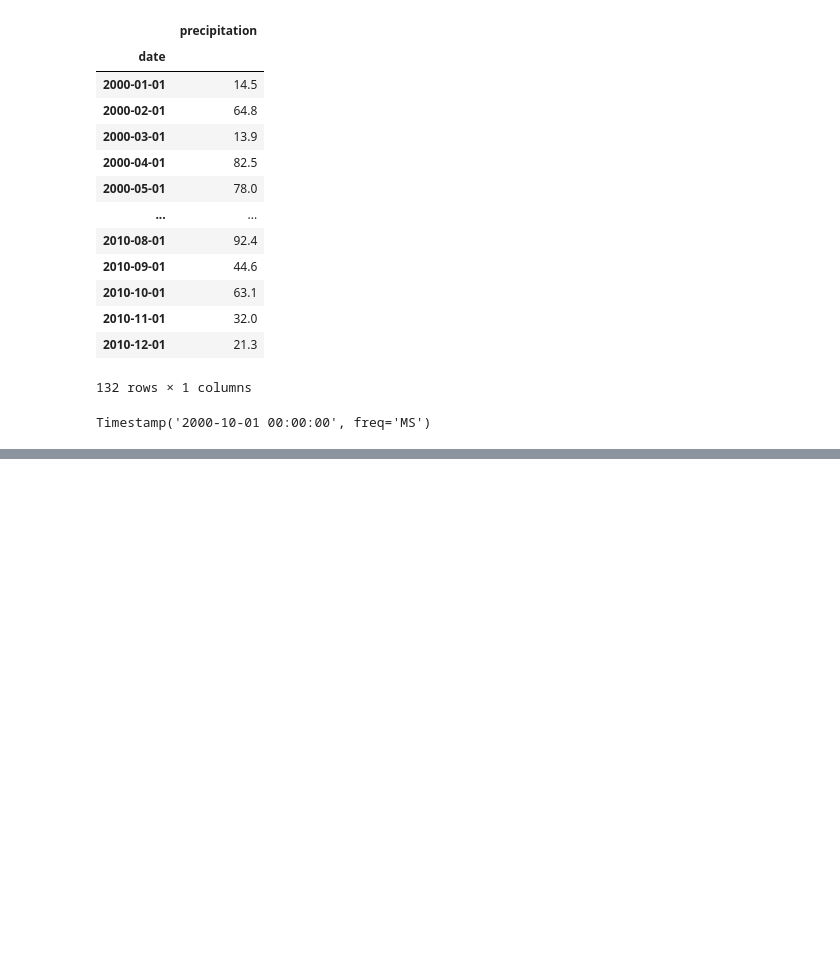
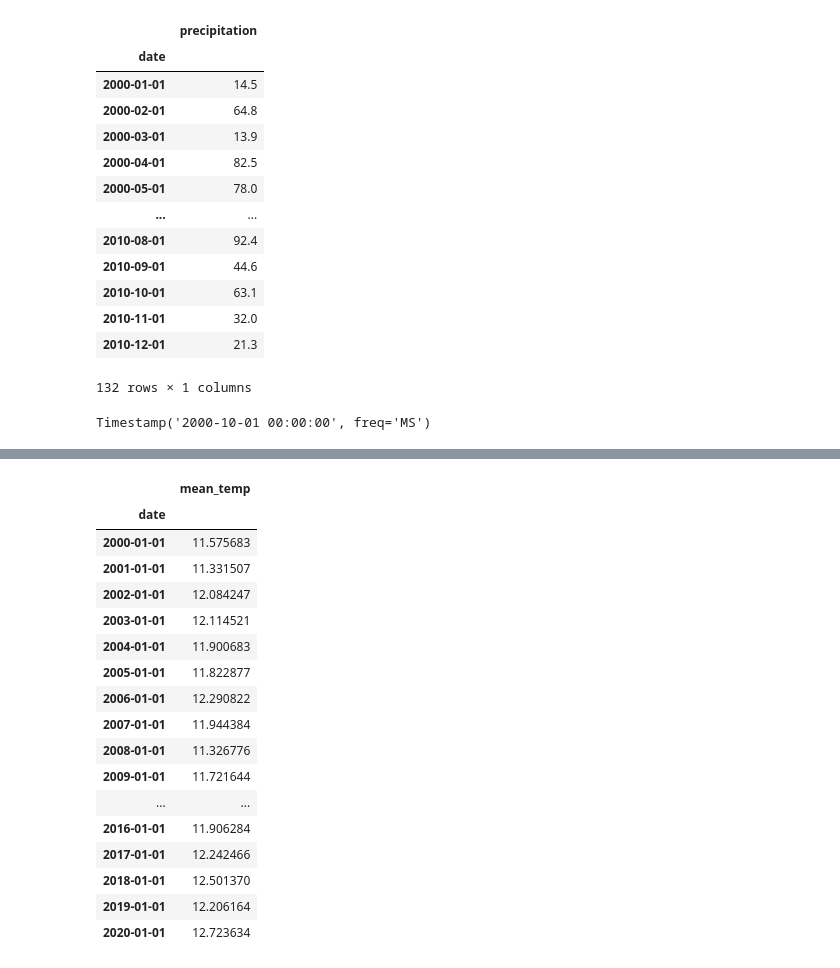
Before and after one commit to kassiedancer92/Resampling-Datetime-Data, a Jupyter notebook: Resampling Datetime Data.ipynb, the cells around one changed output, grey strips where cells are left out. Drawn from its saved outputs; the diff is of its cells as text; code cells hidden in the pictures; blank space fills up the shorter version.

```diff
--- a/Resampling Datetime Data.ipynb
+++ b/Resampling Datetime Data.ipynb
@@ -266,0 +289,23 @@ fig.autofmt_xdate(which = 'major', rotation = 90);
+# %%
+#Resample data as yearly frequency
+temp_df_year = temp_df.resample("AS").mean()
+temp_df_year
+# %% [output]
+|  | mean_temp |
+| date |  |
+| 2000-01-01 | 11.575683 |
+| 2001-01-01 | 11.331507 |
+| 2002-01-01 | 12.084247 |
+| 2003-01-01 | 12.114521 |
+| 2004-01-01 | 11.900683 |
+| 2005-01-01 | 11.822877 |
+| 2006-01-01 | 12.290822 |
+| 2007-01-01 | 11.944384 |
+| 2008-01-01 | 11.326776 |
+| 2009-01-01 | 11.721644 |
+| ... | ... |
+| 2016-01-01 | 11.906284 |
+| 2017-01-01 | 12.242466 |
+| 2018-01-01 | 12.501370 |
+| 2019-01-01 | 12.206164 |
+| 2020-01-01 | 12.723634 |
```
Also changed, not shown: parts of 5 cells of this notebook.
